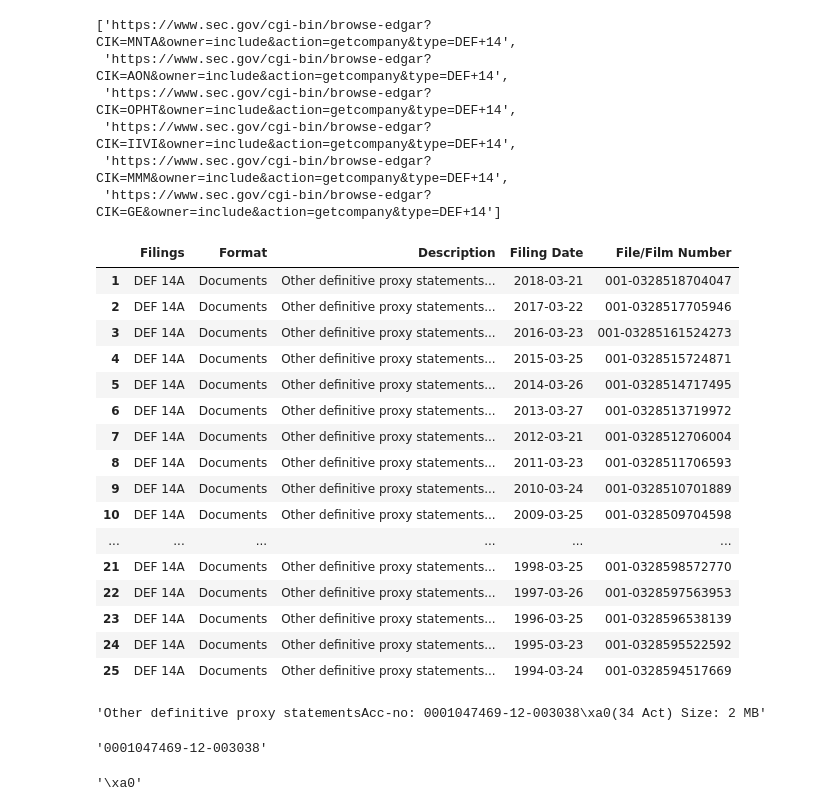
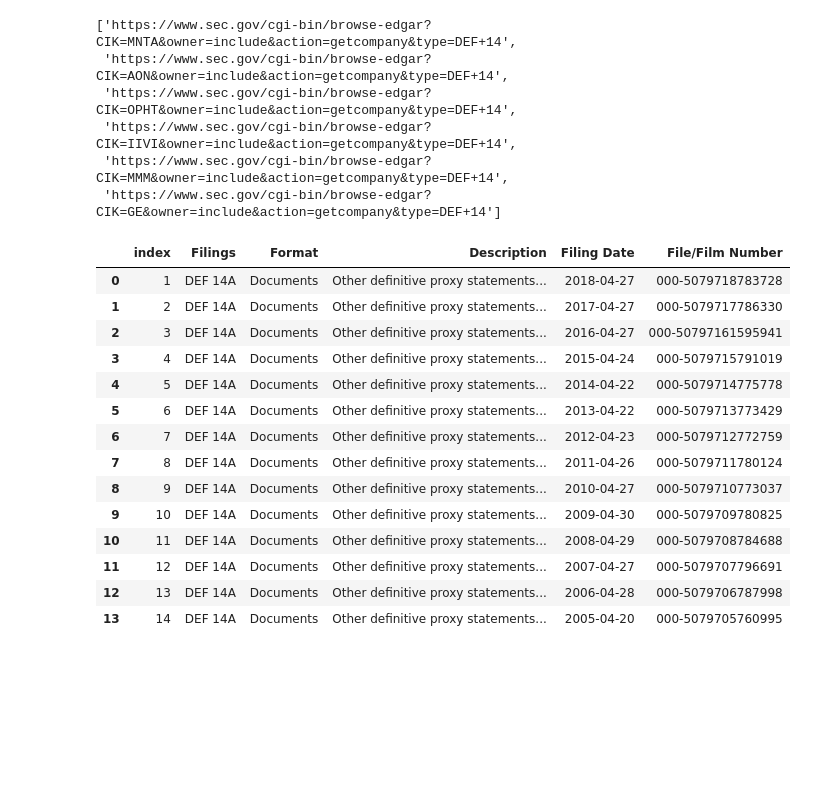
Before and after one commit to mooredj565/python_scripts, a Jupyter notebook: DEF14A Search.ipynb, the cells around one changed output. Drawn from its saved outputs; the diff is of its cells as text; code cells hidden in the pictures; blank space fills up the shorter version.

```diff
--- a/DEF14A Search.ipynb
+++ b/DEF14A Search.ipynb
@@ -19,43 +22,27 @@ url_list
  'https://www.sec.gov/cgi-bin/browse-edgar?CIK=MMM&owner=include&action=getcompany&type=DEF+14',
  'https://www.sec.gov/cgi-bin/browse-edgar?CIK=GE&owner=include&action=getcompany&type=DEF+14']
 # %%
+#dont need
 SEC_List = pd.DataFrame()
-SEC_List = pd.read_html(url_list[4])
-SEC_List[2].rename(columns = SEC_List[2].iloc[0], inplace = True)
-SEC_List[2] = SEC_List[2].iloc[1:]
-SEC_List[2]
+SEC_List = pd.read_html(url_list[0])
+filing_list = SEC_List[2]
+filing_list.rename(columns = filing_list.iloc[0], inplace = True)
+filing_list = filing_list.iloc[1:]
+filing_list.reset_index(inplace = True)
+filing_list
 # %% [output]
-|  | Filings | Format | Description | Filing Date | File/Film Number |
-| 1 | DEF 14A | Documents | Other definitive proxy statements... | 2018-03-21 | 001-0328518704047 |
-| 2 | DEF 14A | Documents | Other definitive proxy statements... | 2017-03-22 | 001-0328517705946 |
-| 3 | DEF 14A | Documents | Other definitive proxy statements... | 2016-03-23 | 001-03285161524273 |
-| 4 | DEF 14A | Documents | Other definitive proxy statements... | 2015-03-25 | 001-0328515724871 |
-| 5 | DEF 14A | Documents | Other definitive proxy statements... | 2014-03-26 | 001-0328514717495 |
-| 6 | DEF 14A | Documents | Other definitive proxy statements... | 2013-03-27 | 001-0328513719972 |
-| 7 | DEF 14A | Documents | Other definitive proxy statements... | 2012-03-21 | 001-0328512706004 |
-| 8 | DEF 14A | Documents | Other definitive proxy statements... | 2011-03-23 | 001-0328511706593 |
-| 9 | DEF 14A | Documents | Other definitive proxy statements... | 2010-03-24 | 001-0328510701889 |
-| 10 | DEF 14A | Documents | Other definitive proxy statements... | 2009-03-25 | 001-0328509704598 |
-| ... | ... | ... | ... | ... | ... |
-| 21 | DEF 14A | Documents | Other definitive proxy statements... | 1998-03-25 | 001-0328598572770 |
-| 22 | DEF 14A | Documents | Other definitive proxy statements... | 1997-03-26 | 001-0328597563953 |
-| 23 | DEF 14A | Documents | Other definitive proxy statements... | 1996-03-25 | 001-0328596538139 |
-| 24 | DEF 14A | Documents | Other definitive proxy statements... | 1995-03-23 | 001-0328595522592 |
-| 25 | DEF 14A | Documents | Other definitive proxy statements... | 1994-03-24 | 001-0328594517669 |
+|  | index | Filings | Format | Description | Filing Date | File/Film Number |
+| 0 | 1 | DEF 14A | Documents | Other definitive proxy statements... | 2018-04-27 | 000-5079718783728 |
+| 1 | 2 | DEF 14A | Documents | Other definitive proxy statements... | 2017-04-27 | 000-5079717786330 |
+| 2 | 3 | DEF 14A | Documents | Other definitive proxy statements... | 2016-04-27 | 000-50797161595941 |
+| 3 | 4 | DEF 14A | Documents | Other definitive proxy statements... | 2015-04-24 | 000-5079715791019 |
+| 4 | 5 | DEF 14A | Documents | Other definitive proxy statements... | 2014-04-22 | 000-5079714775778 |
+| 5 | 6 | DEF 14A | Documents | Other definitive proxy statements... | 2013-04-22 | 000-5079713773429 |
+| 6 | 7 | DEF 14A | Documents | Other definitive proxy statements... | 2012-04-23 | 000-5079712772759 |
+| 7 | 8 | DEF 14A | Documents | Other definitive proxy statements... | 2011-04-26 | 000-5079711780124 |
+| 8 | 9 | DEF 14A | Documents | Other definitive proxy statements... | 2010-04-27 | 000-5079710773037 |
+| 9 | 10 | DEF 14A | Documents | Other definitive proxy statements... | 2009-04-30 | 000-5079709780825 |
+| 10 | 11 | DEF 14A | Documents | Other definitive proxy statements... | 2008-04-29 | 000-5079708784688 |
+| 11 | 12 | DEF 14A | Documents | Other definitive proxy statements... | 2007-04-27 | 000-5079707796691 |
+| 12 | 13 | DEF 14A | Documents | Other definitive proxy statements... | 2006-04-28 | 000-5079706787998 |
+| 13 | 14 | DEF 14A | Documents | Other definitive proxy statements... | 2005-04-20 | 000-5079705760995 |
-# %%
-num_finder = SEC_List[2]
-ACC_Num = num_finder['Description'][7]
-ACC_Num
-# %% [output]
-'Other definitive proxy statementsAcc-no: 0001047469-12-003038\xa0(34 Act) Size: 2 MB'
-# %%
-start_num = ACC_Num.find(':') + 2
-end_num = ACC_Num.find("\xa0")
-ACC_Numx = ACC_Num[start_num:end_num]
-ACC_Numx
-# %% [output]
-'0001047469-12-003038'
-# %%
-ACC_Num[61]
-# %% [output]
-'\xa0'
```
Also changed, not shown: parts of 6 cells of this notebook.
